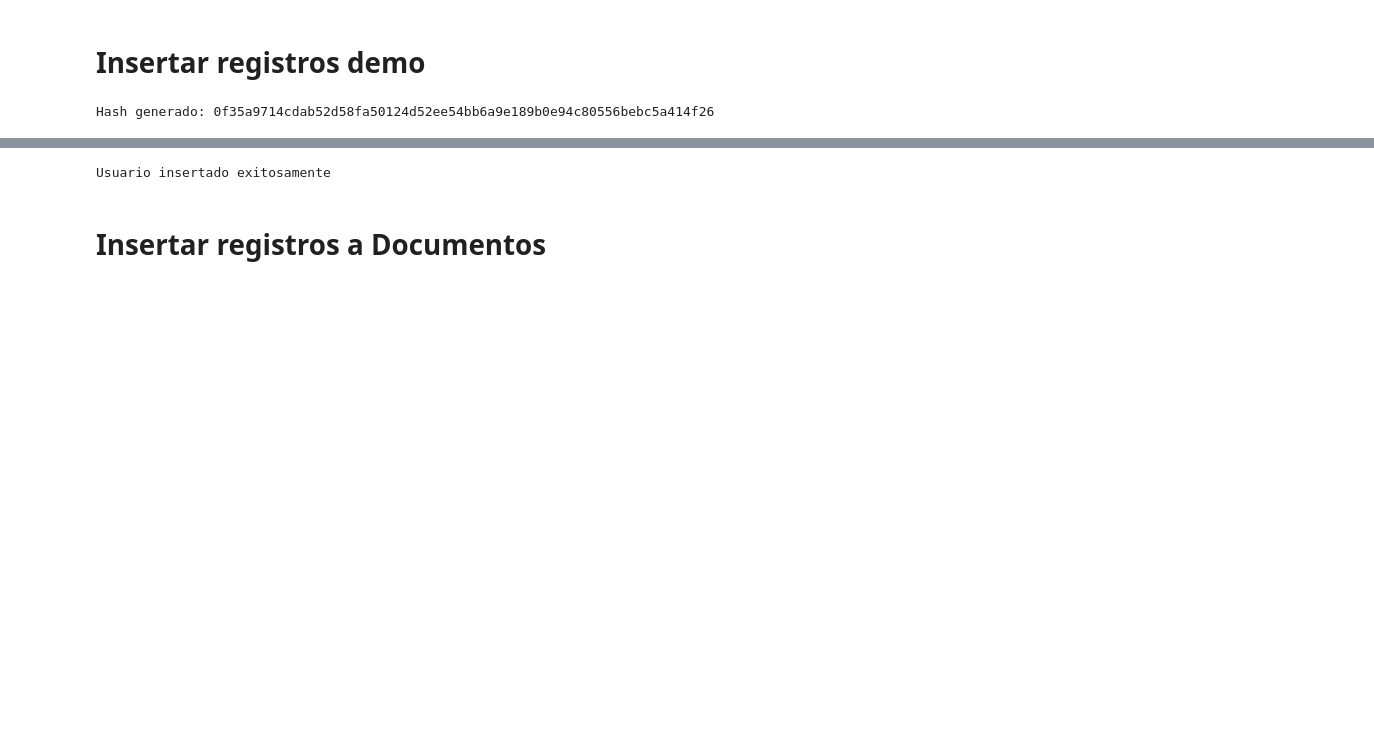
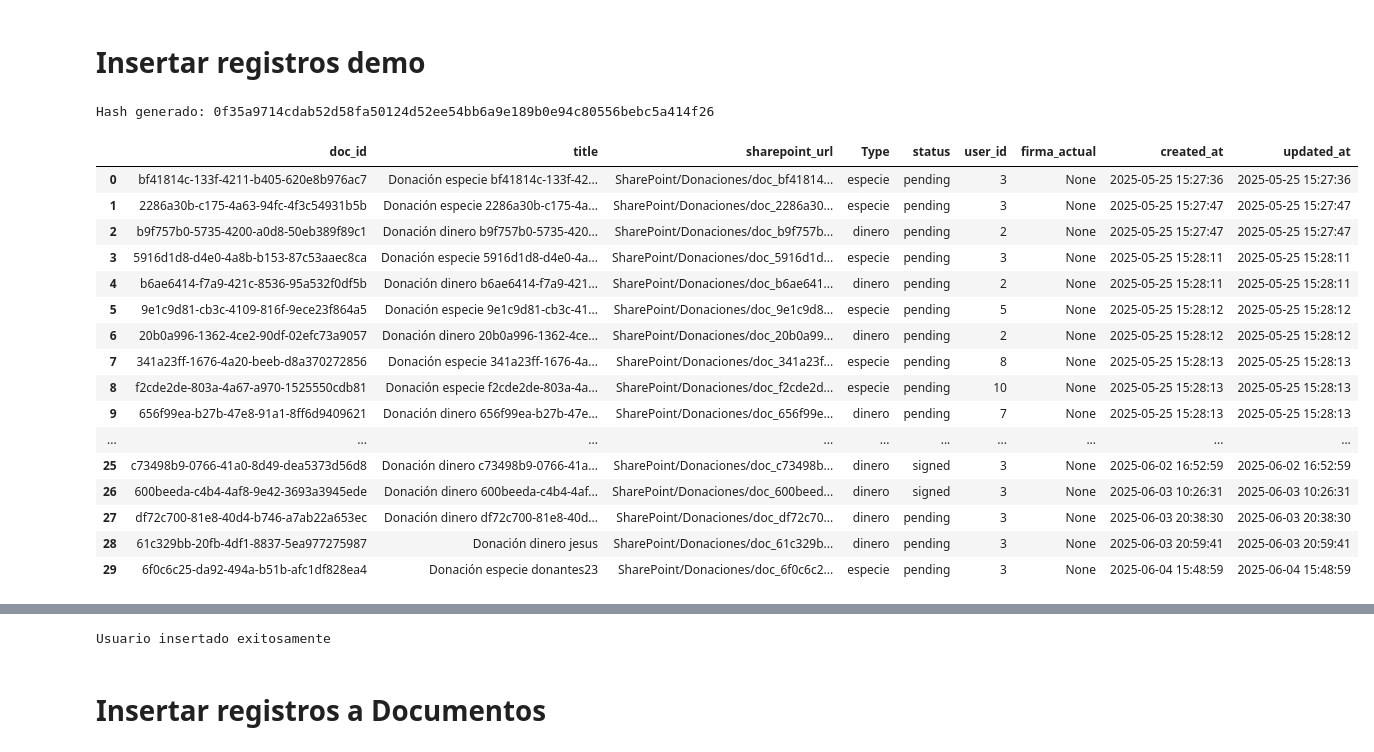
Before and after one commit to Huesoro/CasaMonarcaFirmasLocal, a Jupyter notebook: Azure_SQL/insertar_registros_demo.ipynb, the cells around one changed output, grey strips where cells are left out. Saved outputs shown, nothing was run; the diff lists cells and outputs as text; code cells hidden in the pictures; blank space fills up the shorter version.

```diff
--- a/Azure_SQL/insertar_registros_demo.ipynb
+++ b/Azure_SQL/insertar_registros_demo.ipynb
@@ -13,3 +14,31 @@ hashed_password = hashlib.sha256(password.encode()).hexdigest()
 print(f"Hash generado: {hashed_password}")  # Solo para demostración
 # %% [output]
 Hash generado: 0f35a9714cdab52d58fa50124d52ee54bb6a9e189b0e94c80556bebc5a414f26
+# %%
+conn = sqlite3.connect('Documentos.db')
+cursor = conn.cursor()
+
+query = "SELECT * FROM documentos"
+cursor.execute(query)
+
+# Revisar los resultados en un dataframe
+df = pd.DataFrame(cursor.fetchall(), columns=[i[0] for i in cursor.description])
+df
+# %% [output]
+|  | doc_id | title | sharepoint_url | Type | status | user_id | firma_actual | created_at | updated_at |
+| 0 | bf41814c-133f-4211-b405-620e8b976ac7 | Donación especie bf41814c-133f-42... | SharePoint/Donaciones/doc_bf41814... | especie | pending | 3 | None | 2025-05-25 15:27:36 | 2025-05-25 15:27:36 |
+| 1 | 2286a30b-c175-4a63-94fc-4f3c54931b5b | Donación especie 2286a30b-c175-4a... | SharePoint/Donaciones/doc_2286a30... | especie | pending | 3 | None | 2025-05-25 15:27:47 | 2025-05-25 15:27:47 |
+| 2 | b9f757b0-5735-4200-a0d8-50eb389f89c1 | Donación dinero b9f757b0-5735-420... | SharePoint/Donaciones/doc_b9f757b... | dinero | pending | 2 | None | 2025-05-25 15:27:47 | 2025-05-25 15:27:47 |
+| 3 | 5916d1d8-d4e0-4a8b-b153-87c53aaec8ca | Donación especie 5916d1d8-d4e0-4a... | SharePoint/Donaciones/doc_5916d1d... | especie | pending | 3 | None | 2025-05-25 15:28:11 | 2025-05-25 15:28:11 |
+| 4 | b6ae6414-f7a9-421c-8536-95a532f0df5b | Donación dinero b6ae6414-f7a9-421... | SharePoint/Donaciones/doc_b6ae641... | dinero | pending | 2 | None | 2025-05-25 15:28:11 | 2025-05-25 15:28:11 |
+| 5 | 9e1c9d81-cb3c-4109-816f-9ece23f864a5 | Donación especie 9e1c9d81-cb3c-41... | SharePoint/Donaciones/doc_9e1c9d8... | especie | pending | 5 | None | 2025-05-25 15:28:12 | 2025-05-25 15:28:12 |
+| 6 | 20b0a996-1362-4ce2-90df-02efc73a9057 | Donación dinero 20b0a996-1362-4ce... | SharePoint/Donaciones/doc_20b0a99... | dinero | pending | 2 | None | 2025-05-25 15:28:12 | 2025-05-25 15:28:12 |
+| 7 | 341a23ff-1676-4a20-beeb-d8a370272856 | Donación especie 341a23ff-1676-4a... | SharePoint/Donaciones/doc_341a23f... | especie | pending | 8 | None | 2025-05-25 15:28:13 | 2025-05-25 15:28:13 |
+| 8 | f2cde2de-803a-4a67-a970-1525550cdb81 | Donación especie f2cde2de-803a-4a... | SharePoint/Donaciones/doc_f2cde2d... | especie | pending | 10 | None | 2025-05-25 15:28:13 | 2025-05-25 15:28:13 |
+| 9 | 656f99ea-b27b-47e8-91a1-8ff6d9409621 | Donación dinero 656f99ea-b27b-47e... | SharePoint/Donaciones/doc_656f99e... | dinero | pending | 7 | None | 2025-05-25 15:28:13 | 2025-05-25 15:28:13 |
+| ... | ... | ... | ... | ... | ... | ... | ... | ... | ... |
+| 25 | c73498b9-0766-41a0-8d49-dea5373d56d8 | Donación dinero c73498b9-0766-41a... | SharePoint/Donaciones/doc_c73498b... | dinero | signed | 3 | None | 2025-06-02 16:52:59 | 2025-06-02 16:52:59 |
+| 26 | 600beeda-c4b4-4af8-9e42-3693a3945ede | Donación dinero 600beeda-c4b4-4af... | SharePoint/Donaciones/doc_600beed... | dinero | signed | 3 | None | 2025-06-03 10:26:31 | 2025-06-03 10:26:31 |
+| 27 | df72c700-81e8-40d4-b746-a7ab22a653ec | Donación dinero df72c700-81e8-40d... | SharePoint/Donaciones/doc_df72c70... | dinero | pending | 3 | None | 2025-06-03 20:38:30 | 2025-06-03 20:38:30 |
+| 28 | 61c329bb-20fb-4df1-8837-5ea977275987 | Donación dinero jesus | SharePoint/Donaciones/doc_61c329b... | dinero | pending | 3 | None | 2025-06-03 20:59:41 | 2025-06-03 20:59:41 |
+| 29 | 6f0c6c25-da92-494a-b51b-afc1df828ea4 | Donación especie donantes23 | SharePoint/Donaciones/doc_6f0c6c2... | especie | pending | 3 | None | 2025-06-04 15:48:59 | 2025-06-04 15:48:59 |
```
Also changed, not shown: parts of 2 cells of this notebook, 24 other files.
